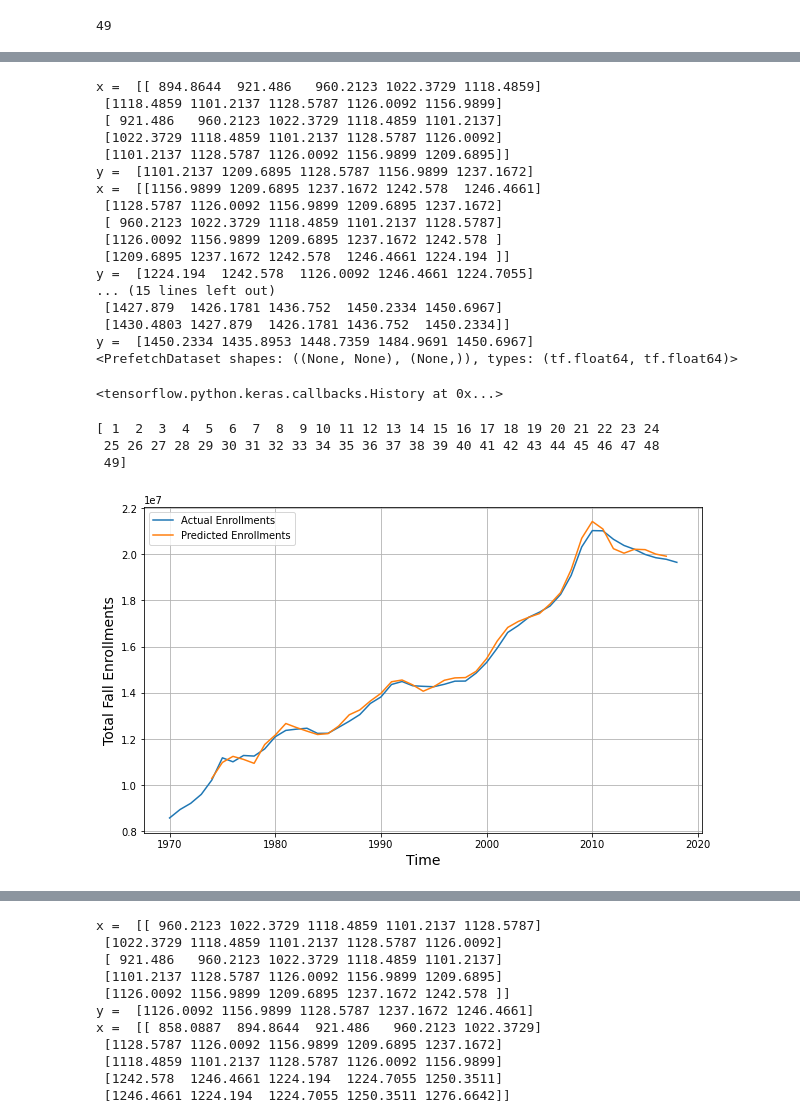
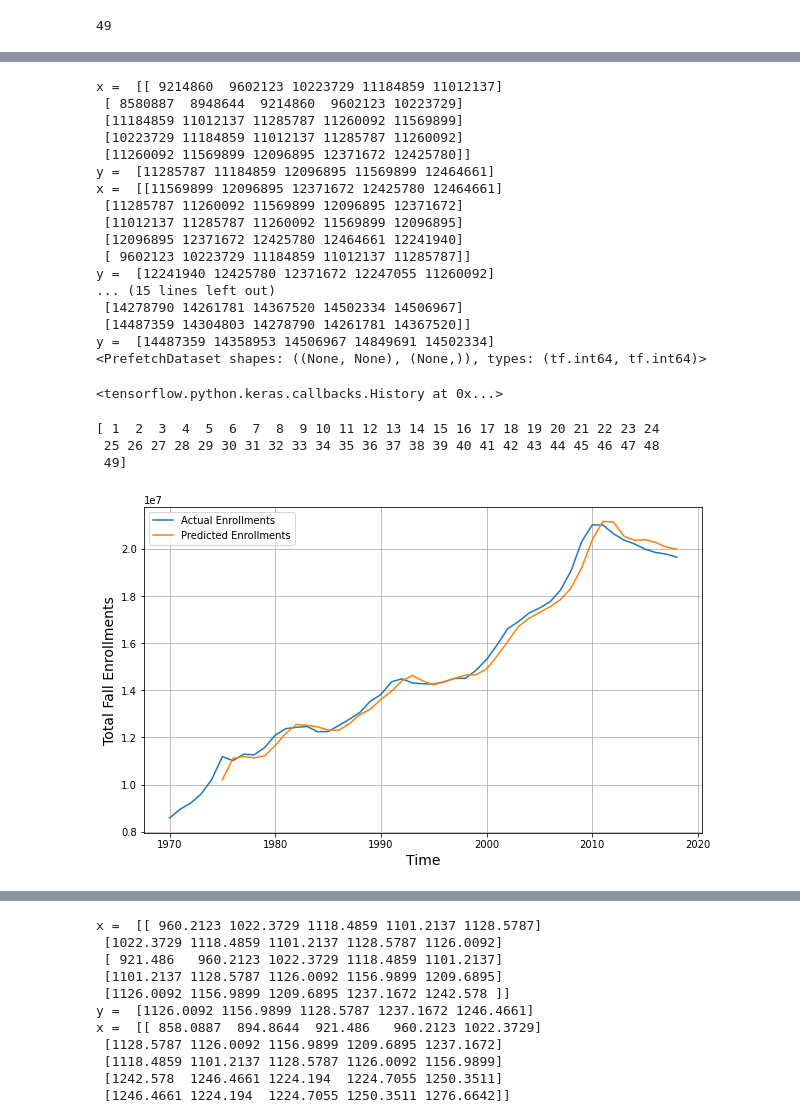
Before and after one commit to Vineet2107/HSO201_CourseProject, a Jupyter notebook: HSO_Arush_2.ipynb, the cells around one changed output, grey strips where cells are left out. Cells and saved outputs as stored; diff of their text form; code cells hidden in the pictures.

```diff
--- a/HSO_Arush_2.ipynb
+++ b/HSO_Arush_2.ipynb
@@ -739,8 +739,10 @@ total_time_size
 # %%
 split_time = 30
 time_train = time[: split_time]
-x_train = series[: split_time]/10000.000
+# x_train = series[: split_time]/10000.000
+x_train = series[: split_time]
 time_val = time[split_time :]
-x_val = series[split_time :]/10000.000
+# x_val = series[split_time :]/10000.000
+x_val = series[split_time :]
 print(x_train)
 # %% [output]
@@ -810,5 +811,5 @@ model = tf.keras.models.Sequential([
 ])
 
 model.compile(loss = "mae", optimizer = tf.keras.optimizers.Adam(lr = 1e-3))
-model.fit(dataset, epochs = 300, verbose = 0)
+model.fit(dataset, epochs = 500, verbose = 0)
 # %% [output]
@@ -899,6 +900,9 @@ print(dataset)
 
 model = tf.keras.models.Sequential([
                                     tf.keras.layers.Dense(10, input_shape = [window_size],),
+                                    tf.keras.layers.Dense(40, activation = 'relu'),
+                                    tf.keras.layers.Dense(20, activation = 'relu'),
+                                    tf.keras.layers.Dense(10, activation = 'relu'),
                                     tf.keras.layers.Dense(10, activation = 'relu'),
                                     tf.keras.layers.Dense(1)
 ])
@@ -911,23 +915,23 @@ model.fit(dataset, epochs = 500, verbose = 0)
 # model.compile(loss = tf.keras.losses.Huber(), metrics=['mae'], optimizer = tf.keras.optimizers.Adam(lr = 1e-4))
 # history = model.fit(dataset, epochs = 500, verbose = 1, callbacks = [lr_schedule])
 # %% [output]
-x =  [[ 894.8644  921.486   960.2123 1022.3729 1118.4859]
- [1118.4859 1101.2137 1128.5787 1126.0092 1156.9899]
- [ 921.486   960.2123 1022.3729 1118.4859 1101.2137]
- [1022.3729 1118.4859 1101.2137 1128.5787 1126.0092]
- [1101.2137 1128.5787 1126.0092 1156.9899 1209.6895]]
-y =  [1101.2137 1209.6895 1128.5787 1156.9899 1237.1672]
-x =  [[1156.9899 1209.6895 1237.1672 1242.578  1246.4661]
- [1128.5787 1126.0092 1156.9899 1209.6895 1237.1672]
- [ 960.2123 1022.3729 1118.4859 1101.2137 1128.5787]
- [1126.0092 1156.9899 1209.6895 1237.1672 1242.578 ]
- [1209.6895 1237.1672 1242.578  1246.4661 1224.194 ]]
-y =  [1224.194  1242.578  1126.0092 1246.4661 1224.7055]
+x =  [[ 9214860  9602123 10223729 11184859 11012137]
+ [ 8580887  8948644  9214860  9602123 10223729]
+ [11184859 11012137 11285787 11260092 11569899]
+ [10223729 11184859 11012137 11285787 11260092]
+ [11260092 11569899 12096895 12371672 12425780]]
+y =  [11285787 11184859 12096895 11569899 12464661]
+x =  [[11569899 12096895 12371672 12425780 12464661]
+ [11285787 11260092 11569899 12096895 12371672]
+ [11012137 11285787 11260092 11569899 12096895]
+ [12096895 12371672 12425780 12464661 12241940]
+ [ 9602123 10223729 11184859 11012137 11285787]]
+y =  [12241940 12425780 12371672 12247055 11260092]
 ... (15 lines left out)
- [1427.879  1426.1781 1436.752  1450.2334 1450.6967]
- [1430.4803 1427.879  1426.1781 1436.752  1450.2334]]
-y =  [1450.2334 1435.8953 1448.7359 1484.9691 1450.6967]
-<PrefetchDataset shapes: ((None, None), (None,)), types: (tf.float64, tf.float64)>
+ [14278790 14261781 14367520 14502334 14506967]
+ [14487359 14304803 14278790 14261781 14367520]]
+y =  [14487359 14358953 14506967 14849691 14502334]
+<PrefetchDataset shapes: ((None, None), (None,)), types: (tf.int64, tf.int64)>
 <tensorflow.python.keras.callbacks.History at 0x...>
 # %%
 # lrs = 1e-8 * (10 ** (np.arange(500)/20))
@@ -936,25 +940,25 @@ y =  [1450.2334 1435.8953 1448.7359 1484.9691 1450.6967]
 # %%
 forecast = []
 
 for tim in range(len(time) - window_size):
   forecast.append(model.predict(series[tim:tim + window_size][np.newaxis]))
 
 # forecast = forecast[split_time - window_size:]
-results = np.array(forecast)[:, 0, 0]/10000
+results = np.array(forecast)[:, 0, 0]
 
 plt.figure(figsize = (10,6))
 
 plot_series(range(1970, 2019, 1), series)
-plot_series(range(1974, 2018), results*10000)
+plot_series(range(1975, 2019), results)
 plt.xticks = [range(1970, 2018, 2)]
 plt.ylabel('Total Fall Enrollments')
 plt.legend(['Actual Enrollments', 'Predicted Enrollments'])
 print(time)
 # %% [output]
 [ 1  2  3  4  5  6  7  8  9 10 11 12 13 14 15 16 17 18 19 20 21 22 23 24
  25 26 27 28 29 30 31 32 33 34 35 36 37 38 39 40 41 42 43 44 45 46 47 48
  49]
-[figure, old version]
+[figure, new version]
 # %%
 forecast = []
 print(len(series_to_edit))
```
Also changed, not shown: parts of 8 cells of this notebook.
